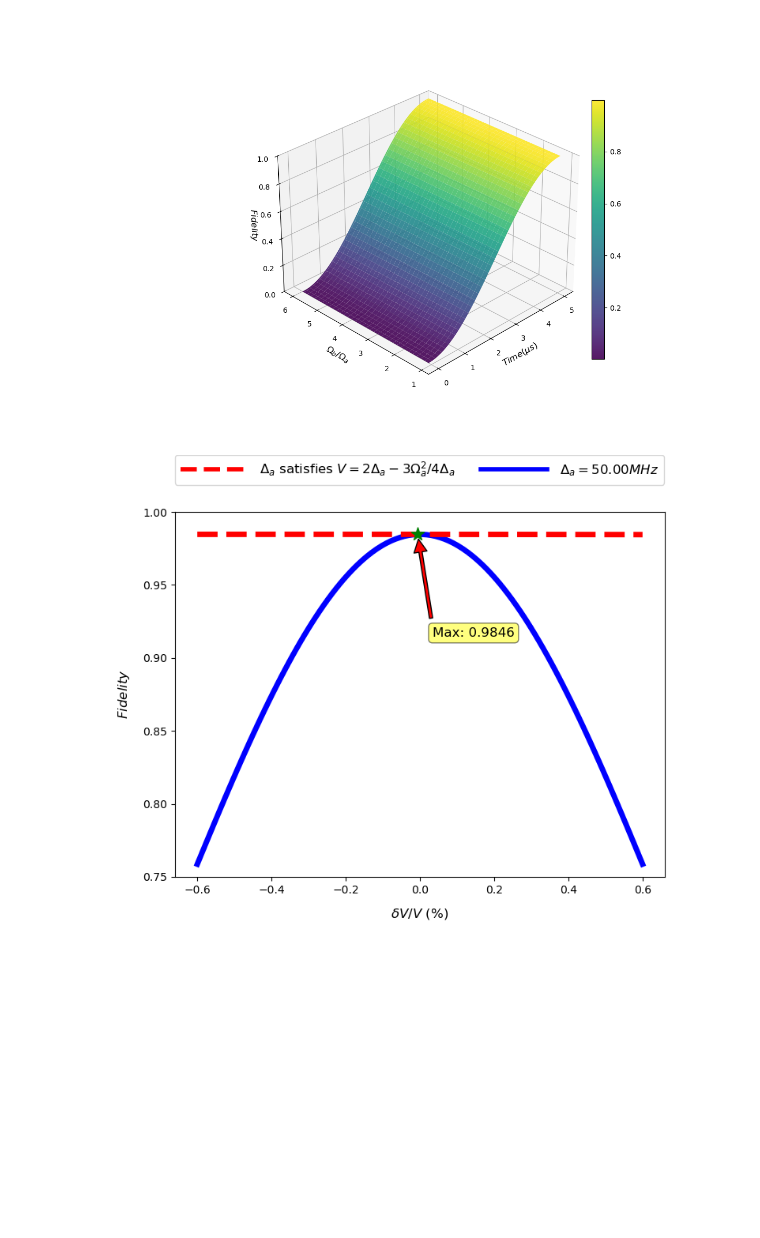
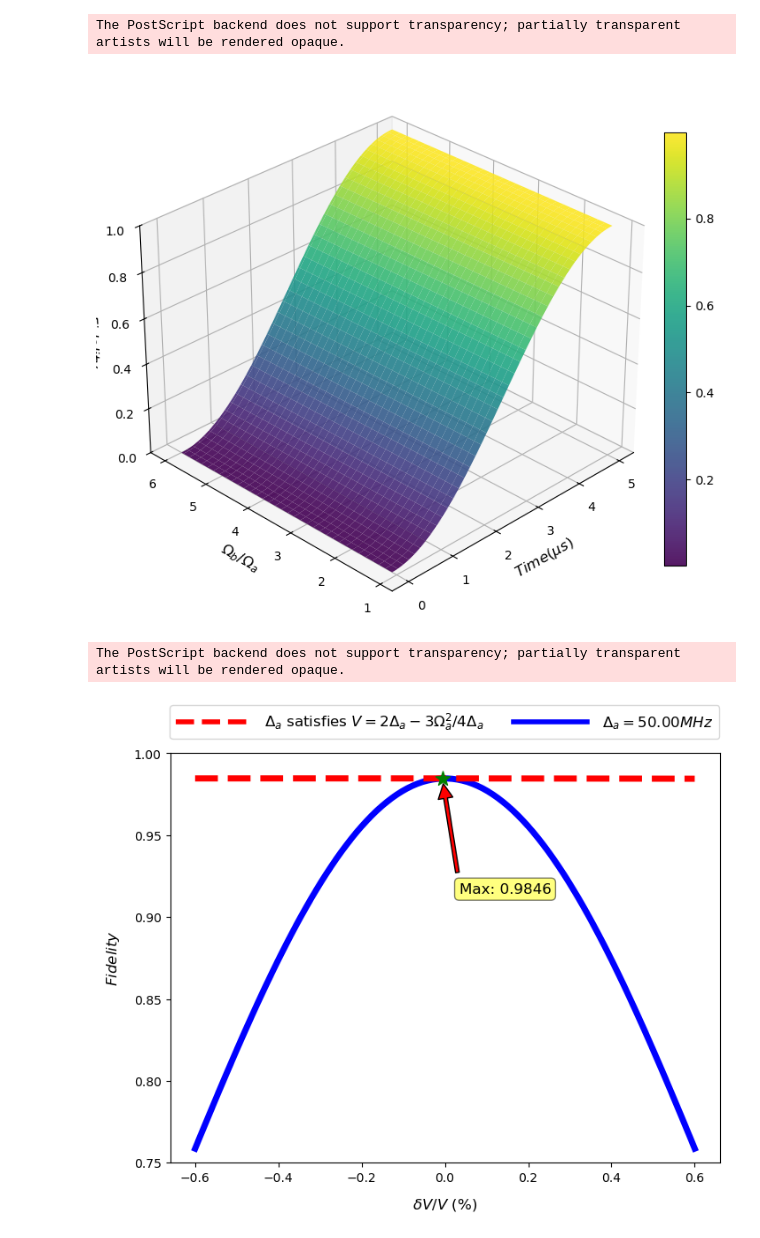
Before and after one commit to Leonardo-Liszt/My_Quantum_Projects, a Jupyter notebook: codes/Fidelity_test.ipynb, the cells around one changed output. Cells and saved outputs as stored; diff of their text form; code cells hidden in the pictures; blank space fills up the shorter version.

```diff
--- a/codes/Fidelity_test.ipynb
+++ b/codes/Fidelity_test.ipynb
@@ -829,35 +835,38 @@ fig = plt.figure(figsize=(12, 8))
 #     r"Parameters: "
 #     r"$\Omega_a/2\pi = %.2f\,\mathrm{MHz},\ "
 #     r"\Delta_a/\Omega_a = %.1f$,\ "
 
 
 #     % (
 #         Omega_a/(2*np.pi),
 #         Delta_a/Omega_a,
 
 
 #     ),
 #     ha="left", va="top", fontsize=11,
 #     bbox=dict(boxstyle="round", facecolor="white", alpha=0.9)
 # )
 ax = fig.add_subplot(111, projection="3d")
 
 surf = ax.plot_surface(
     T, OMEGA_RATIO, F_3d,
     cmap="viridis",
     linewidth=0,alpha=0.9
 )
 
 ax.set_xlabel(r"$Time(\mu s)$",fontsize=12)
 ax.set_ylabel(r"$\Omega_b / \Omega_a$",fontsize=12)
-ax.set_zlabel(r"$Fidelity$",rotation=180,fontsize=12,labelpad=0.4)
+ax.set_zlabel(r"$Fidelity$",rotation=180,fontsize=12)
 ax.set_zlim(0, 1.0)
 ax.view_init(30, 45+180)
 
 fig_3d.colorbar(surf, shrink=0.8, aspect=20, pad=0.01)
+plt.savefig('D:\\虚拟c盘\\Papers\\毕业\\4.eps')
+plt.savefig('D:\\虚拟c盘\\Papers\\毕业\\4.pdf')
 plt.show()
 # %% [output]
+The PostScript backend does not support transparency; partially transparent artists will be rendered opaque.
-[figure, old version]
+[figure, new version]
 # %%
 # ========================================================================================================================================================================================
 # 3. 保真度图随δV/V变化                                 要的图
@@ -1031,7 +1040,7 @@ proxy_artists = [
 
 fig.legend(
     handles=proxy_artists,
-    bbox_to_anchor=(0.012, 0, 1,1),  # 与图形等宽
+    bbox_to_anchor=(0.012, -0.03, 1,1),  # 与图形等宽
     loc='upper center',          # 锚点位置
     mode='none',                   # 默认模式
     ncol=3,                      # 3列
@@ -1050,6 +1059,9 @@ ax.set_ylabel('$Fidelity$',fontsize=12,labelpad=10)
 # ax.set_title('\n\n Fidelity with respect of $\delta V / V$ at $t_g$')  ##################
 ax.set_ylim(0.75, 1.0)
 # plt.tight_layout()
+plt.savefig('D:\\虚拟c盘\\Papers\\毕业\\5.eps')
+plt.savefig('D:\\虚拟c盘\\Papers\\毕业\\5.pdf')
 plt.show()
 # %% [output]
+The PostScript backend does not support transparency; partially transparent artists will be rendered opaque.
-[figure, old version]
+[figure, new version]
```
Also changed, not shown: parts of 4 cells of this notebook, 1 other file.
